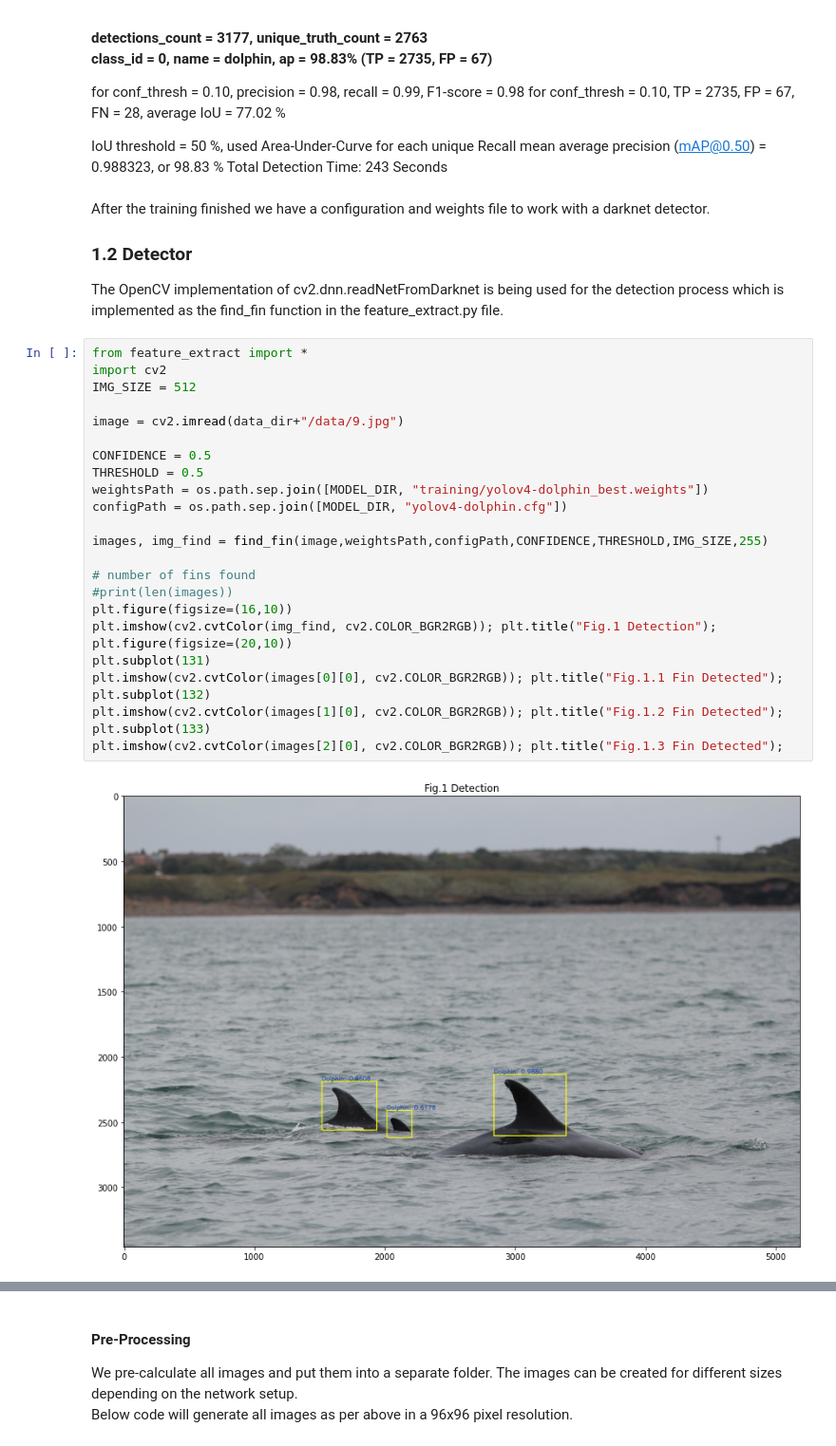
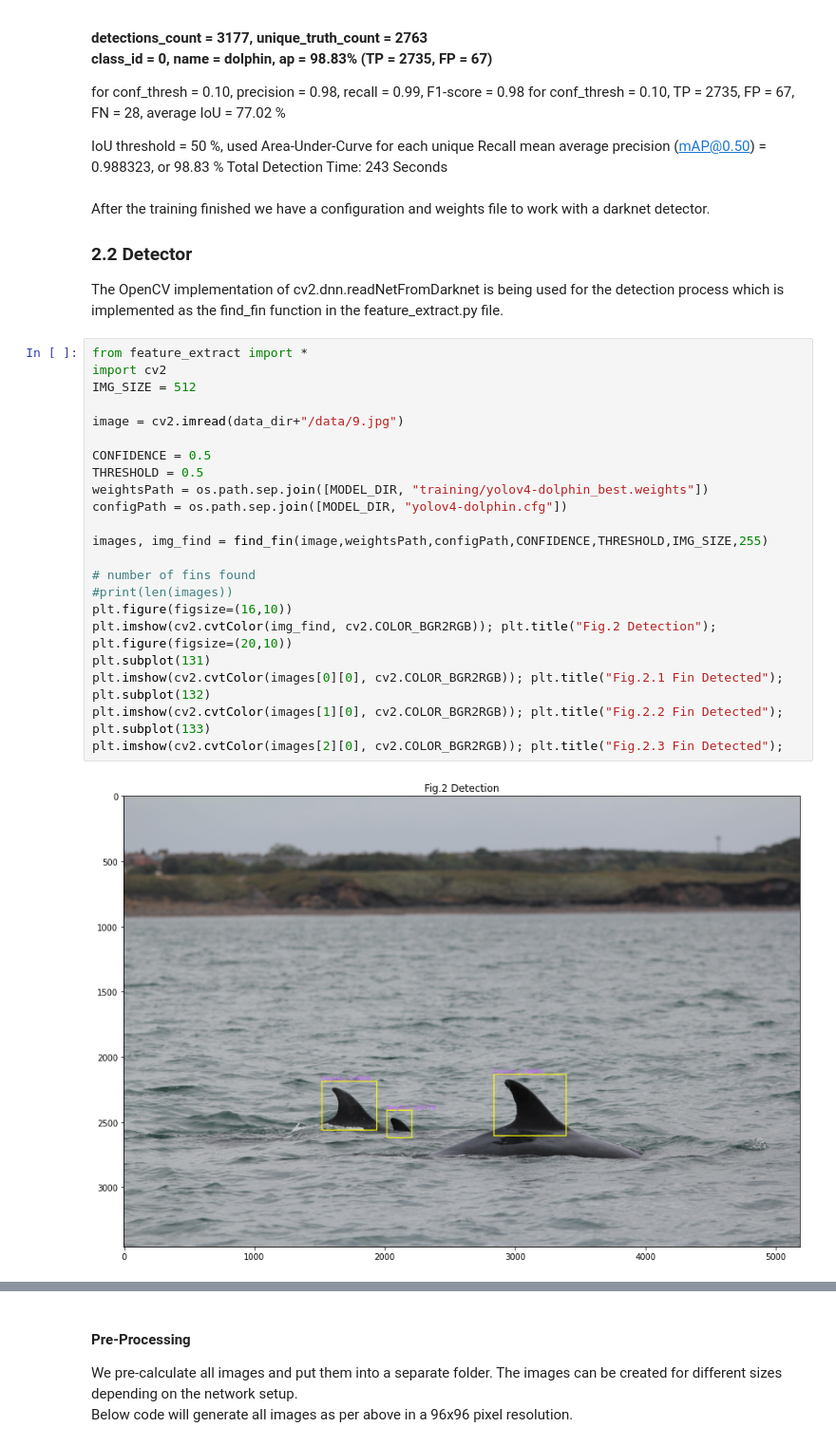
Before and after one commit to JBris/dolphin_segmentation, a Jupyter notebook: notebooks/0_ASS4_Intro_and_Pre-Processing.ipynb, the cells around one changed output, grey strips where cells are left out. Shown at 95% size. Drawn from its saved outputs; the diff is of its cells as text.

```diff
--- a/notebooks/0_ASS4_Intro_and_Pre-Processing.ipynb
+++ b/notebooks/0_ASS4_Intro_and_Pre-Processing.ipynb
@@ -135,34 +160,34 @@ Total Detection Time: 243 Seconds</b>
 </code>
 # %% [markdown]
 After the training finished we have a configuration and weights file to work with a darknet detector.
-### 1.2 Detector
+### 2.2 Detector
 The OpenCV implementation of cv2.dnn.readNetFromDarknet is being used for the detection process which is implemented as the find_fin function in the feature_extract.py file.
 # %%
 from feature_extract import *
 import cv2
 IMG_SIZE = 512
 
 image = cv2.imread(data_dir+"/data/9.jpg")
 
 CONFIDENCE = 0.5
 THRESHOLD = 0.5
 weightsPath = os.path.sep.join([MODEL_DIR, "training/yolov4-dolphin_best.weights"])
 configPath = os.path.sep.join([MODEL_DIR, "yolov4-dolphin.cfg"])
 
 images, img_find = find_fin(image,weightsPath,configPath,CONFIDENCE,THRESHOLD,IMG_SIZE,255)
 
 # number of fins found
 #print(len(images))
 plt.figure(figsize=(16,10))
-plt.imshow(cv2.cvtColor(img_find, cv2.COLOR_BGR2RGB)); plt.title("Fig.1 Detection");
+plt.imshow(cv2.cvtColor(img_find, cv2.COLOR_BGR2RGB)); plt.title("Fig.2 Detection");
 plt.figure(figsize=(20,10))
 plt.subplot(131)
-plt.imshow(cv2.cvtColor(images[0][0], cv2.COLOR_BGR2RGB)); plt.title("Fig.1.1 Fin Detected");
+plt.imshow(cv2.cvtColor(images[0][0], cv2.COLOR_BGR2RGB)); plt.title("Fig.2.1 Fin Detected");
 plt.subplot(132)
-plt.imshow(cv2.cvtColor(images[1][0], cv2.COLOR_BGR2RGB)); plt.title("Fig.1.2 Fin Detected");
+plt.imshow(cv2.cvtColor(images[1][0], cv2.COLOR_BGR2RGB)); plt.title("Fig.2.2 Fin Detected");
 plt.subplot(133)
-plt.imshow(cv2.cvtColor(images[2][0], cv2.COLOR_BGR2RGB)); plt.title("Fig.1.3 Fin Detected");
+plt.imshow(cv2.cvtColor(images[2][0], cv2.COLOR_BGR2RGB)); plt.title("Fig.2.3 Fin Detected");
 # %% [output]
-[figure, old version]
+[figure, new version]
 [figure]
 # %% [markdown]
```
Also changed, not shown: parts of 14 cells of this notebook.
